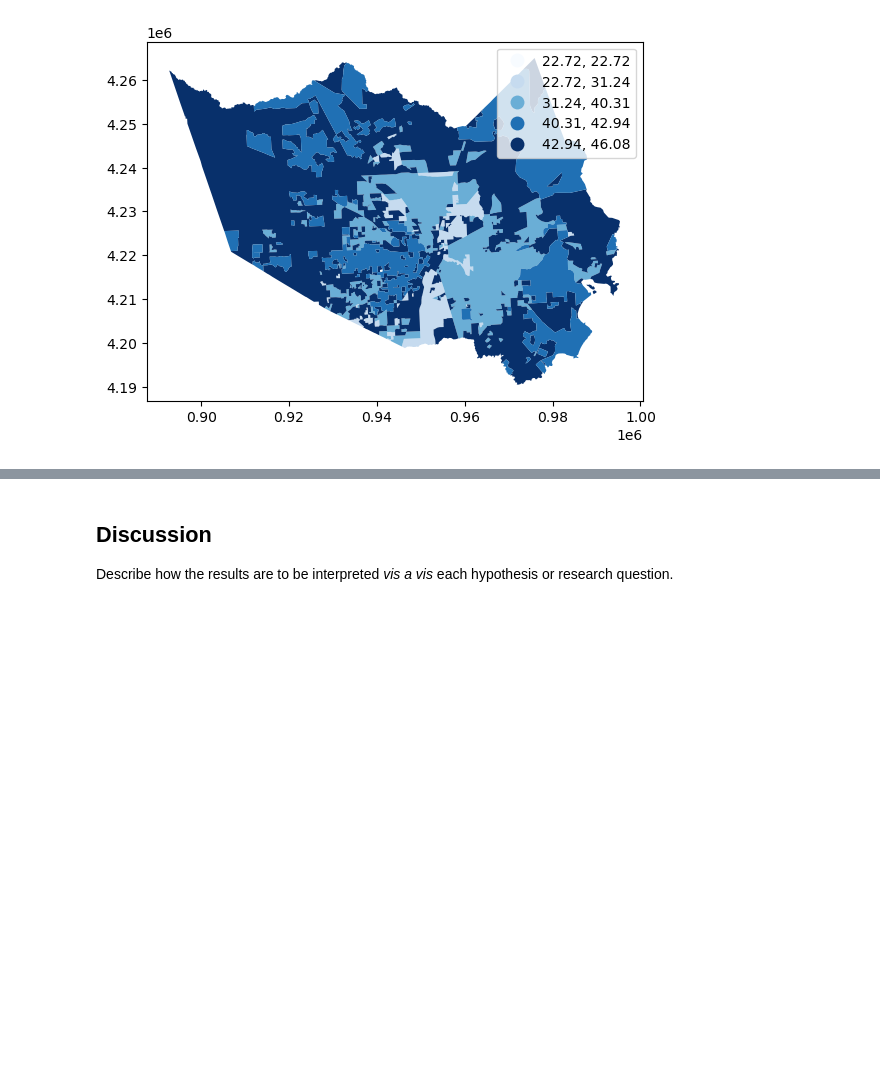
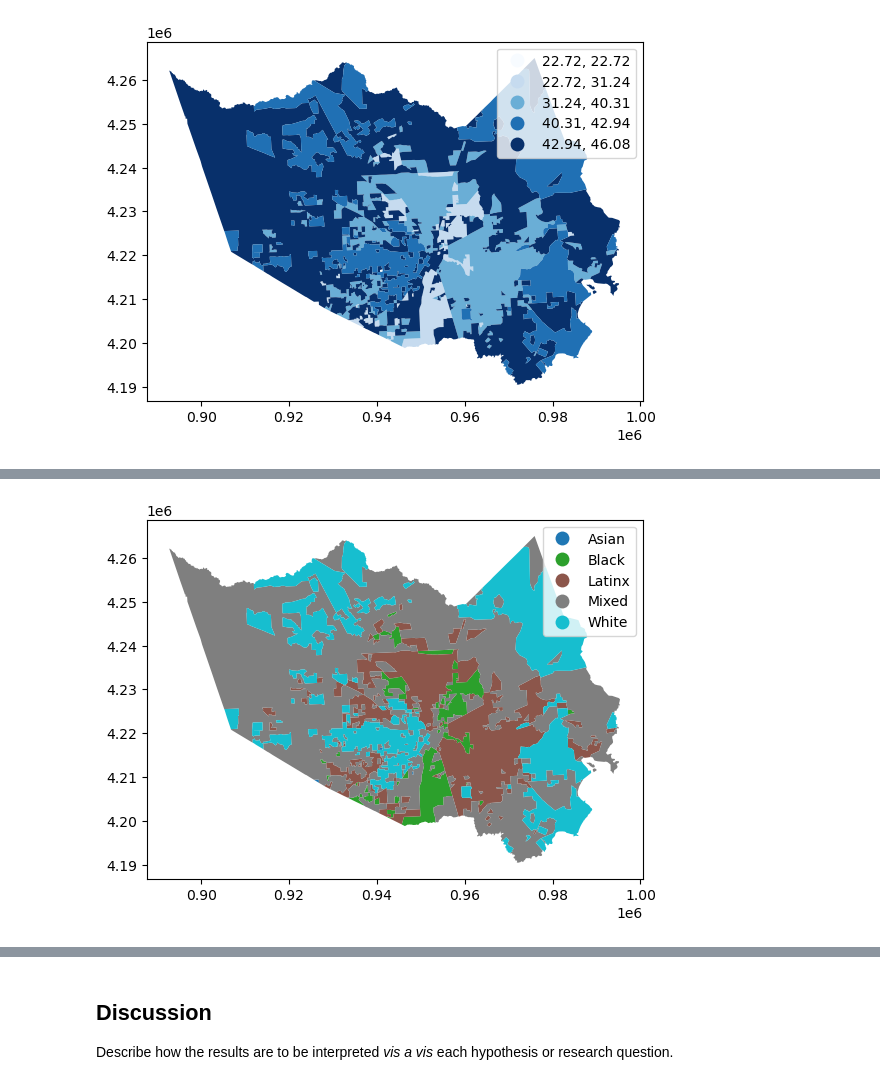
Before and after one commit to Colman-Bashore/Harvey-Flooding-Replication, a Jupyter notebook: procedure/code/01-Jupyter_notebook.ipynb, the cells around one changed output, grey strips where cells are left out. Cells and saved outputs as stored; diff of their text form; code cells hidden in the pictures; blank space fills up the shorter version.

```diff
--- a/procedure/code/01-Jupyter_notebook.ipynb
+++ b/procedure/code/01-Jupyter_notebook.ipynb
@@ -543,0 +588,6 @@ IndexError: list index out of range
+# %%
+#Map
+bgMajorFld.plot(column='majorGrp', legend = True)
+plt.savefig(here(path["rfig"],'majorGrps.png'))
+# %% [output]
+[figure, added]
```
Also changed, not shown: parts of 6 cells of this notebook, 4 other files.
